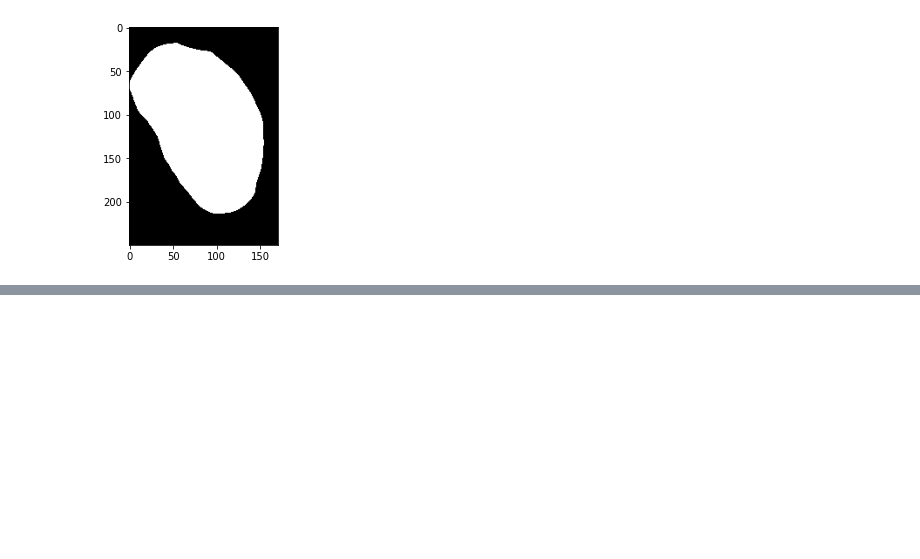
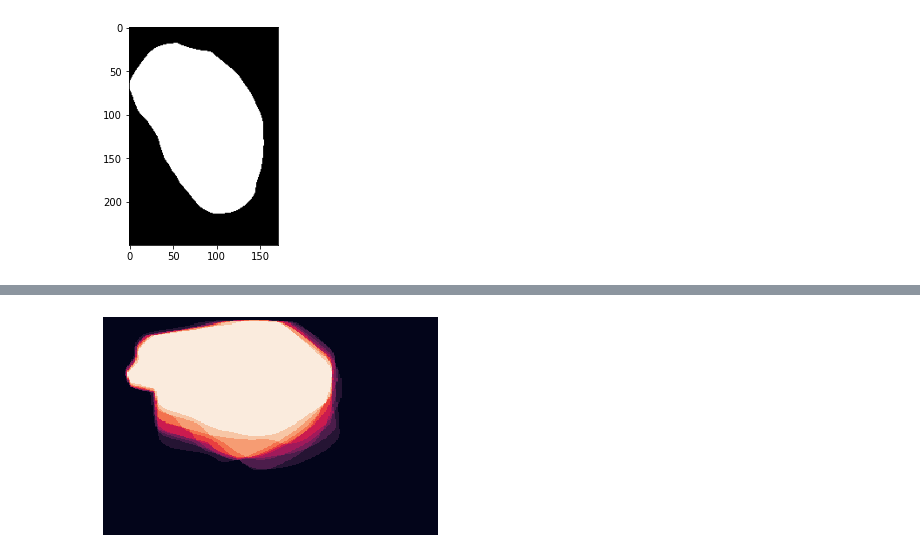
Before and after one commit to vlbthambawita/singan-polyp-aug-exp, a Jupyter notebook: notebooks/check_diversity_of_fakes.ipynb, the cells around one changed output, grey strips where cells are left out. Saved outputs shown, nothing was run; the diff lists cells and outputs as text; code cells hidden in the pictures; blank space fills up the shorter version.

```diff
--- a/notebooks/check_diversity_of_fakes.ipynb
+++ b/notebooks/check_diversity_of_fakes.ipynb
@@ -44,2 +102,18 @@ plt.imshow(one_channel, cmap="gray")
 # %%
-def stack_masks(img_id):
+def stack_masks(img_paths):
+
+    all_masks = []
+
+    for path in img_paths:
+        img = Image.open(path)
+        img_ch_0 = np.array(img)[:,:,0]
+
+        all_masks.append(img_ch_0)
+
+    stacked_masks = np.stack(all_masks, axis=2)
+
+    #print(len(all_masks))
+    #print(stacked_masks.shape)
+    return stacked_masks
+# %%
+stk_msks = stack_masks(paths_id_1)
@@ -45,0 +124,10 @@ def stack_masks(img_id):
+# %%
+mean = np.mean(stk_msks, axis=2)
+# %%
+#plt.figure()
+ax = sns.heatmap(mean, vmin=0, vmax=255, xticklabels=False, yticklabels=False, cbar=False)
+
+fig = ax.get_figure()
+fig.savefig("mean_id_1.pdf")
+# %% [output]
+[figure, added]
```
Also changed, not shown: parts of 15 cells of this notebook, 17 other files.
